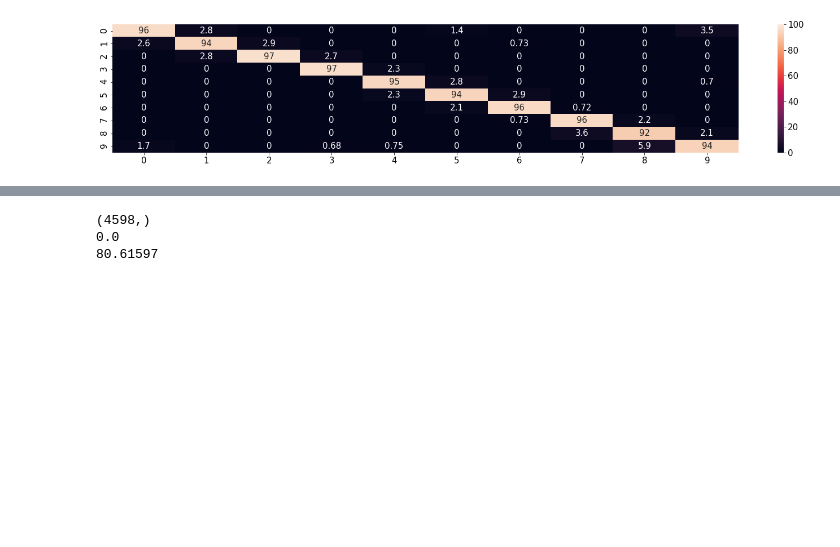
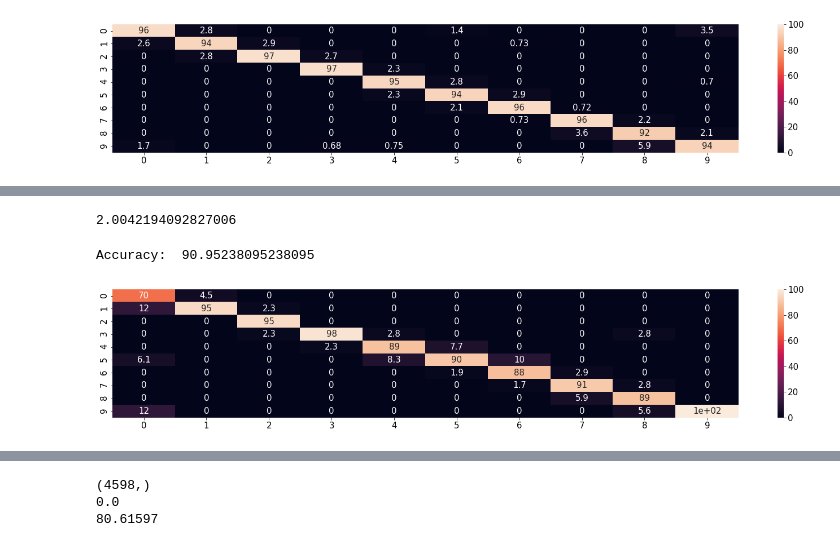
Before and after one commit to hnoamany/Mind-Readers, a Jupyter notebook: Notebooks/Stringer_LDA_classification_orientations.ipynb, the cells around one changed output, grey strips where cells are left out. Drawn from its saved outputs; the diff is of its cells as text; code cells hidden in the pictures; blank space fills up the shorter version.

```diff
--- a/Notebooks/Stringer_LDA_classification_orientations.ipynb
+++ b/Notebooks/Stringer_LDA_classification_orientations.ipynb
@@ -121,0 +181,6 @@ axistim=sn.heatmap(conf2istim.T, 0,100,annot=True) #Plot the heatmap
+# %%
+clfmoving.fit(Z_trainmoving, y_trainmoving)
+clfstanding.fit(Z_trainstanding, y_trainstanding)
+
+#LDA(n_components=None, priors=None, shrinkage=None, solver='svd',
+#  store_covariance=False, tol=0.0001) #used inputs for LDA()
@@ -121,0 +190,11 @@ axistim=sn.heatmap(conf2istim.T, 0,100,annot=True) #Plot the heatmap
+# %%
+y_predmoving = clfmoving.predict(Z_testmoving) #Predict classes for test set
+y_predstanding = clfstanding.predict(Z_teststanding) #Predict classes for test set
+# %%
+#Plot predictions vs. real class as confusion matrix
+from sklearn.metrics import confusion_matrix
+confmoving = confusion_matrix(y_testmoving, y_predmoving)
+print(confmoving)
+
+confstanding = confusion_matrix(y_teststanding, y_predstanding)
+print(confstanding)
@@ -121,0 +231,18 @@ axistim=sn.heatmap(conf2istim.T, 0,100,annot=True) #Plot the heatmap
+# %%
+#For nicer presentation, use a heatplot to show percentage correct for each class
+uniquestanding, countsstanding = np.unique(y_teststanding, return_counts=True) #Find out how often each class is present in y_test
+
+countsmatrixstanding = (np.repeat(countsstanding,(n))) #Matrix of number of trials per condition
+countsmatrixstanding = np.reshape(countsmatrixstanding,(n,n))
+
+conf2standing = confstanding / countsmatrixstanding * 100 #Calculate percentage correct
+
+(y_teststanding != y_predstanding).sum()/y_teststanding.sum() * 100
+# %% [output]
+2.0042194092827006
+# %%
+axstanding=sn.heatmap(conf2standing.T, 0,100,annot=True) #Plot the heatmap
+print('Accuracy: ', (y_teststanding == y_predstanding).sum()/len(y_teststanding) * 100)
+# %% [output]
+Accuracy:  90.95238095238095
+[figure, added]
```
Also changed, not shown: parts of 29 cells of this notebook.
